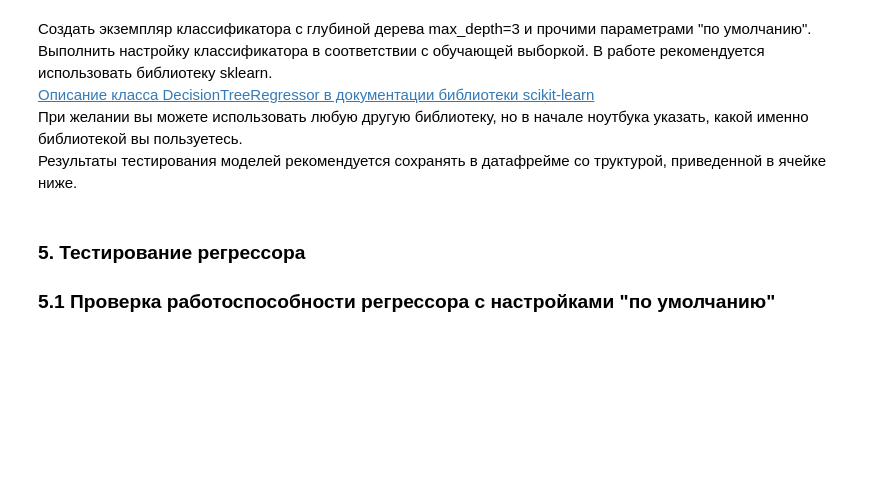
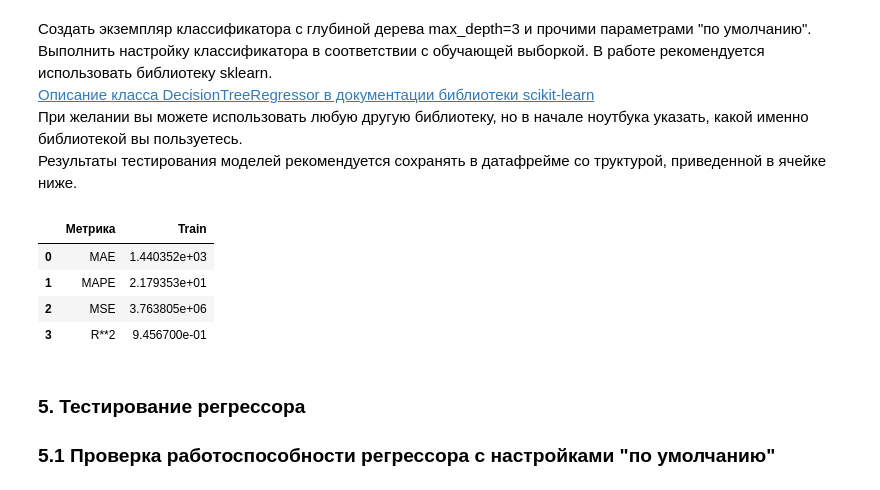
Before and after one commit to Mshkss/Study, a Jupyter notebook: Python/AI basics/P4/Task4_Tree_Empty.ipynb, the cells around one changed output. Cells and saved outputs as stored; diff of their text form; code cells hidden in the pictures; blank space fills up the shorter version.

```diff
--- a/Python/AI basics/P4/Task4_Tree_Empty.ipynb
+++ b/Python/AI basics/P4/Task4_Tree_Empty.ipynb
@@ -157,0 +354,5 @@ print(f"Размер тестовой выборки: {X_test.shape}, {y_test.sh
+# %%
+data = pd.read_csv("cars_onehot.csv")
+data = data.astype(int)
+
+print(data.head())
@@ -167,3 +385,17 @@ print(f"Размер тестовой выборки: {X_test.shape}, {y_test.sh
+# %%
+from sklearn.model_selection import train_test_split
+
+# Целевая переменная — цена
+target_regression = "Price(euro)"
+
+# Признаки — все кроме цены
+X_reg = data.drop(columns=[target_regression])
+y_reg = data[target_regression]
+
+# Делим данные на обучающую и тестовую выборки в соотношении 80/20
+X_train_r, X_test_r, y_train_r, y_test_r = train_test_split(
+    X_reg, y_reg, test_size=0.2, random_state=42
+)
 # %% [markdown]
 ### 4. Создание объекта DecisionTreeRegressor с параметрами по умолчанию
 # %% [markdown]
@@ -182,2 +412,31 @@ val = val.rename(columns={0: 'Метрика'})
+# %%
+from sklearn.tree import DecisionTreeRegressor
+from sklearn.metrics import mean_absolute_error, mean_squared_error, r2_score
+
+# Создание и обучение модели
+regressor = DecisionTreeRegressor(max_depth=3, random_state=42)
+regressor.fit(X_train_r, y_train_r)
+
+# Предсказания на обучающей выборке
+y_pred_train = regressor.predict(X_train_r)
+
+# Метрики
+mae = mean_absolute_error(y_train_r, y_pred_train)
+mape = (np.abs((y_train_r - y_pred_train) / y_train_r).mean()) * 100
+mse = mean_squared_error(y_train_r, y_pred_train)
+r2 = r2_score(y_train_r, y_pred_train)
+
+# Сохраняем результаты в датафрейм
+val = pd.DataFrame(["MAE", "MAPE", "MSE", "R**2"])
+val = val.rename(columns={0: "Метрика"})
+val["Train"] = [mae, mape, mse, r2]
+
+val
+# %% [output]
+|  | Метрика | Train |
+| 0 | MAE | 1.440352e+03 |
+| 1 | MAPE | 2.179353e+01 |
+| 2 | MSE | 3.763805e+06 |
+| 3 | R**2 | 9.456700e-01 |
 # %% [markdown]
 ### 5. Тестирование регрессора
```
Also changed, not shown: parts of 33 cells of this notebook, 1 other file.
